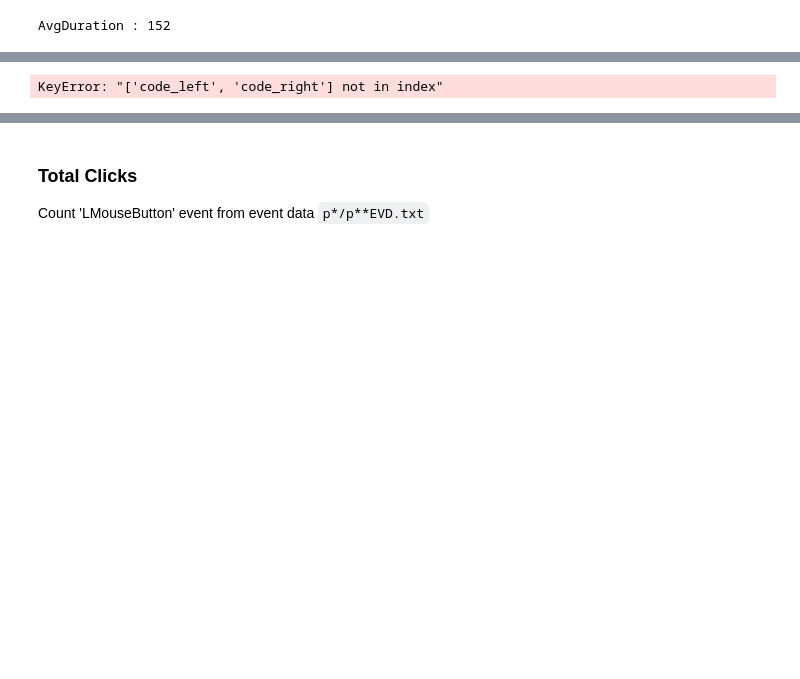
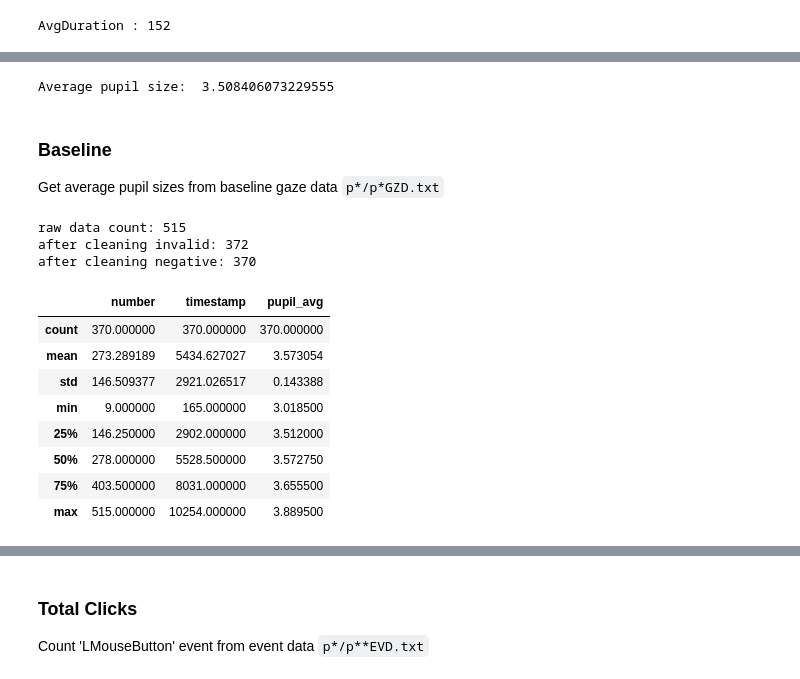
Before and after one commit to Lazer7/Eye_Visualization, a Jupyter notebook: Data/overview_data/overview_data_processor.ipynb, the cells around one changed output, grey strips where cells are left out. Saved outputs shown, nothing was run; the diff lists cells and outputs as text; code cells hidden in the pictures; blank space fills up the shorter version.

```diff
--- a/Data/overview_data/overview_data_processor.ipynb
+++ b/Data/overview_data/overview_data_processor.ipynb
@@ -293,45 +351,2 @@ Get average pupil sizes from baseline gaze data `p*/p*GZD.txt`
 ### Average Pupil Size
 Get average left&right pupil sizes from gaze data `p*/p**GZD.txt`
-# %%
-def prepGZD(gzdf):
-    gzdf.rename(columns ={0:'timestamp',
-                     1: 'number',
-                     2: 'screen_x_left',
-                     3: 'screen_y_left',
-                     4: 'cam_x_left',
-                     5:'cam_y_left',
-                     6:'distance_left',
-                     7:'pupil_left',
-                     8:'code_left',
-                    9:'screen_x_right',
-                    10:'screen_y_right',
-                    11:'cam_x_rigth',
-                    12:'cam_y_right',
-                    13:'distance_right',
-                    14:'pupil_right',
-                    15:'code_right'},inplace = True)
-    # drop unnecessary columns (only keep useful columns)
-    gzdf = gzdf[['number','timestamp','pupil_left','code_left','pupil_right','code_right']]
-
-    # clean invalid data (only keep valid ones) based on validity code
-    print ('raw data count:', len(gzdf.index))
-    gzdf = gzdf.loc[((gzdf['code_left'] == 0) & (gzdf['code_right'] == 0))]
-    print ('after cleaning invalid:', len(gzdf.index))
-
-    # clean negative pupil size (only keep positive pupil size)
-    gzdf = gzdf.loc[((gzdf['pupil_left'] > 0) & (gzdf['pupil_right'] > 0))]
-    print ('after cleaning negative:', len(gzdf.index))
-
-    # drop validity code columns
-    gzdf = gzdf.drop(['code_left','code_right'], axis = 1)
-
-#     gzdf['pupilsize'] = gzdf[['pupil_left','pupil_right']]
-    gzdf['pupilsize'] = gzdf.apply(lambda row: mean(row.pupil_left,row.pupil_right), axis = 1)
-
-    return gzdf
-
-p1_treeGZD_df = prepGZD(p1_treeGZD_df)
-p1_treeGZD_df.head()
-# p1_treeGZD_df.describe()
-# %% [output]
-KeyError: "['code_left', 'code_right'] not in index"
@@ -338,8 +357,26 @@ KeyError: "['code_left', 'code_right'] not in index"
+# %%
+AvgPupil = getAvgPupil(p1_treeGZD_df)
+print ("Average pupil size: ", AvgPupil)
+# %% [output]
+Average pupil size:  3.508406073229555
+# %% [markdown]
+### Baseline
+Get average pupil sizes from baseline gaze data `p*/p*GZD.txt`
 # %%
 # process baseline data
-p1_baseGZD_df =  pd.read_csv(dirPath+"p1/p1GZD.txt", sep = "\t", header=None)
-# p1_baseGZD_df.head()
-
-# process pupil size data
-p1_treeGZD_df = pd.read_csv(dirPath+"p1/p1.treeGZD.txt", sep = "\t", header=None)
-# p1_treeGZD_df.head()
+p1_baseGZD_df = pd.read_csv(dirPath+"p1/p1GZD.txt", sep = "\t", header=None)
+p1_baseGZD_df = prepGZD(p1_baseGZD_df)
+p1_baseGZD_df.describe()
+# %% [output]
+raw data count: 515
+after cleaning invalid: 372
+after cleaning negative: 370
+|  | number | timestamp | pupil_avg |
+| count | 370.000000 | 370.000000 | 370.000000 |
+| mean | 273.289189 | 5434.627027 | 3.573054 |
+| std | 146.509377 | 2921.026517 | 0.143388 |
+| min | 9.000000 | 165.000000 | 3.018500 |
+| 25% | 146.250000 | 2902.000000 | 3.512000 |
+| 50% | 278.000000 | 5528.500000 | 3.572750 |
+| 75% | 403.500000 | 8031.000000 | 3.655500 |
+| max | 515.000000 | 10254.000000 | 3.889500 |
```
Also changed, not shown: parts of 21 cells of this notebook.
